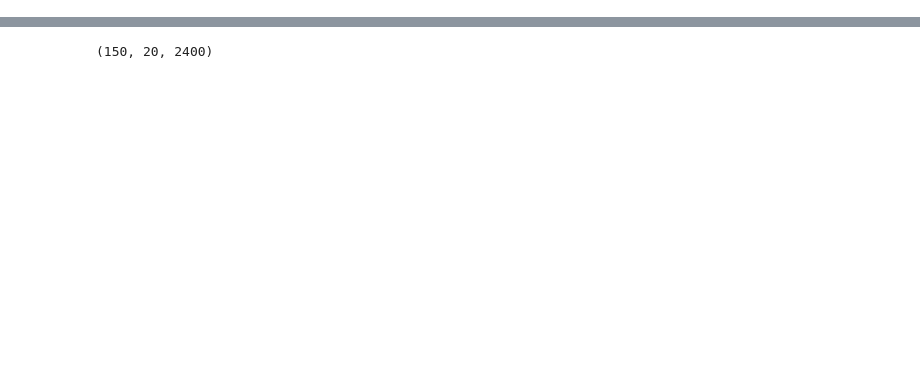
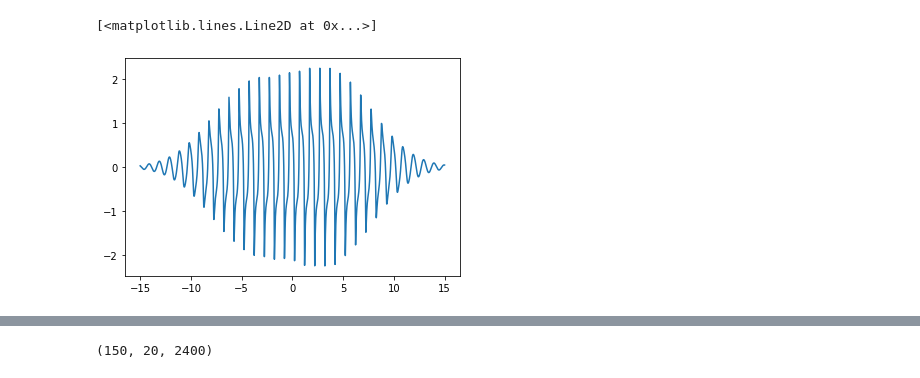
Before and after one commit to ekonyagin/wave_propagation, a Jupyter notebook: OAM_VTK_refined.ipynb, the cells around one changed output, grey strips where cells are left out. Saved outputs shown, nothing was run; the diff lists cells and outputs as text; code cells hidden in the pictures; blank space fills up the shorter version.

```diff
--- a/OAM_VTK_refined.ipynb
+++ b/OAM_VTK_refined.ipynb
@@ -251 +251,13 @@ Finished training in 5.625033 seconds.
 True
+# %%
+field = lg_mode.refl_field[9,10,:]
+# %%
+zmin = params_dict["coords"]["zmin"]
+zmax = params_dict["coords"]["zmax"]
+nofzs = params_dict["discretization"]["z"]
+z = np.linspace(zmin*2*np.pi, zmax*2*np.pi, nofzs)
+
+plt.plot(z/2/np.pi, field)
+# %% [output]
+[<matplotlib.lines.Line2D at 0x...>]
+[figure, added]
```
Also changed, not shown: parts of 14 cells of this notebook.
